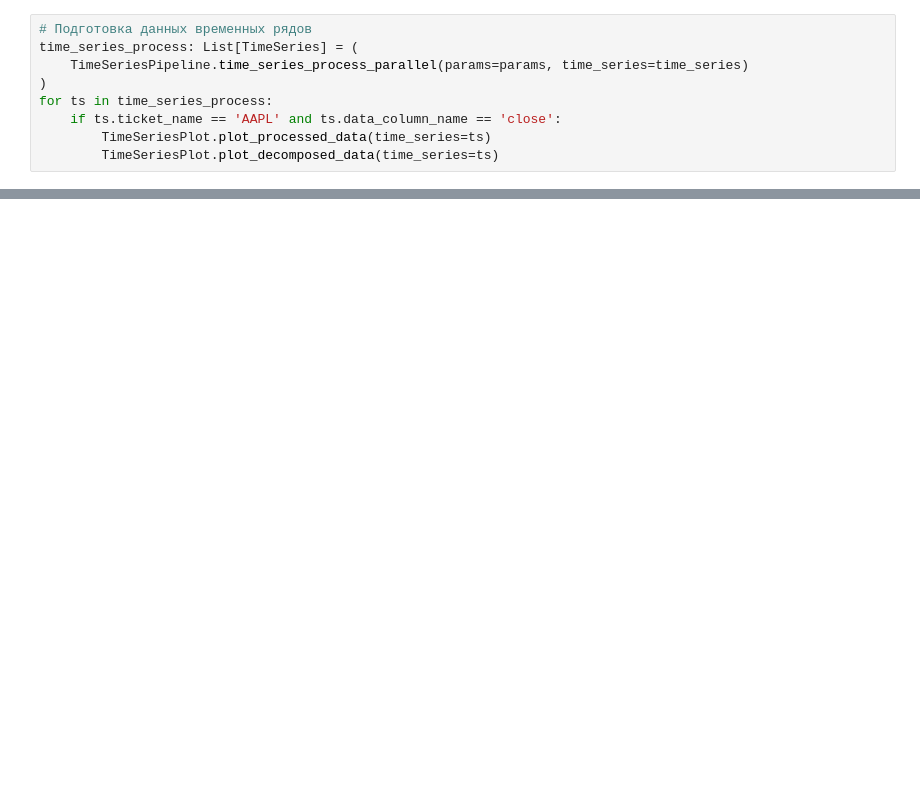
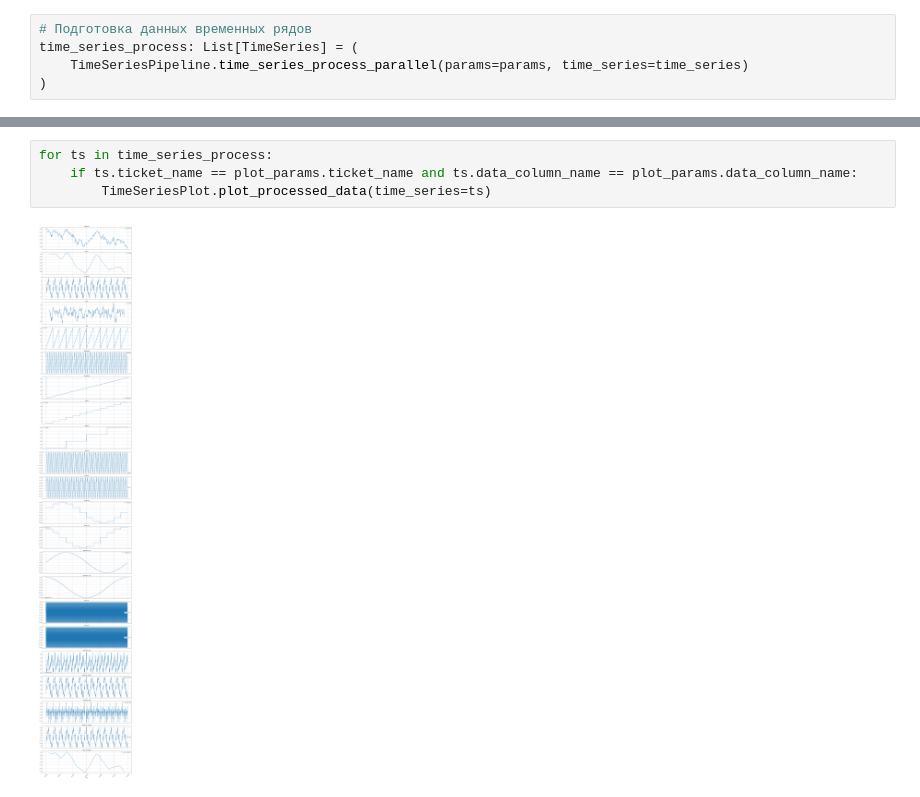
Before and after one commit to unicorn1579/tsml, a Jupyter notebook: tsml__pipeline.ipynb, the cells around one changed output, grey strips where cells are left out. Saved outputs shown, nothing was run; the diff lists cells and outputs as text; blank space fills up the shorter version.

```diff
--- a/tsml__pipeline.ipynb
+++ b/tsml__pipeline.ipynb
@@ -52,9 +61,5 @@ for ts in time_series:
 time_series_process: List[TimeSeries] = (
     TimeSeriesPipeline.time_series_process_parallel(params=params, time_series=time_series)
 )
-for ts in time_series_process:
-    if ts.ticket_name == 'AAPL' and ts.data_column_name == 'close':
-        TimeSeriesPlot.plot_processed_data(time_series=ts)
-        TimeSeriesPlot.plot_decomposed_data(time_series=ts)
 # %% [output]
 [Parallel(n_jobs=-1)]: Using backend ThreadingBackend with 12 concurrent workers.
@@ -63,0 +70,6 @@ for ts in time_series_process:
+# %%
+for ts in time_series_process:
+    if ts.ticket_name == plot_params.ticket_name and ts.data_column_name == plot_params.data_column_name:
+        TimeSeriesPlot.plot_processed_data(time_series=ts)
+# %% [output]
+[figure, added]
```
Also changed, not shown: parts of 14 cells of this notebook, 6 other files.
